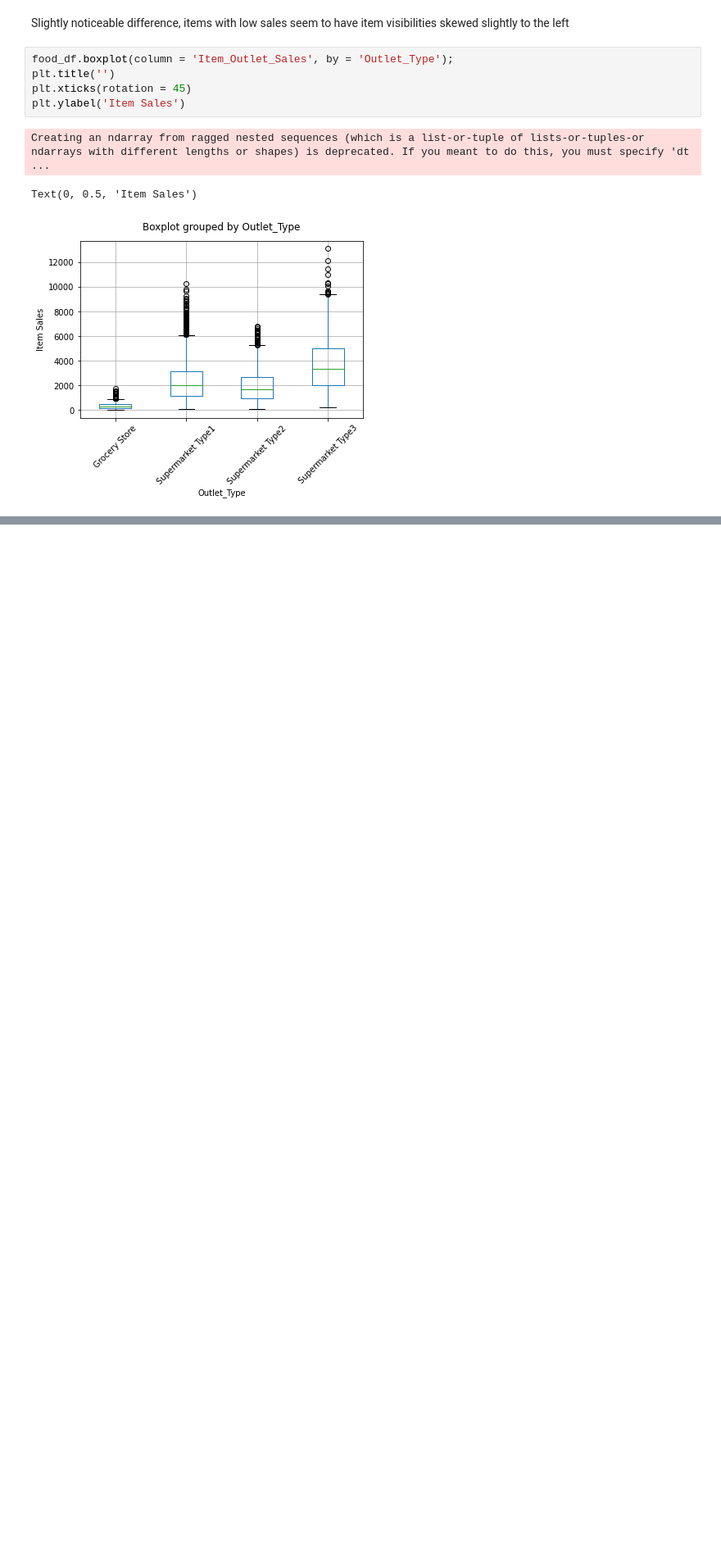
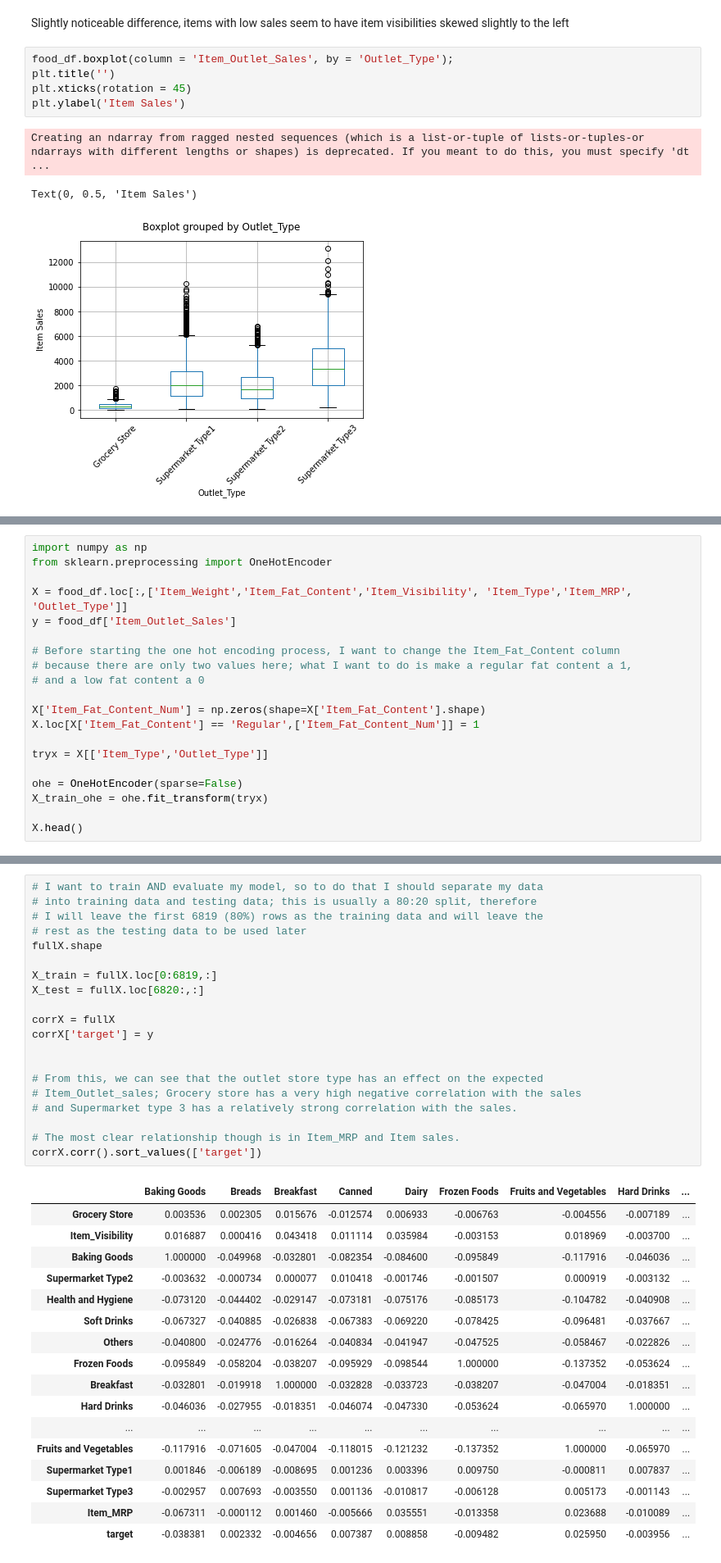
Before and after one commit to antonioalonsocr/food_sales_predictions, a Jupyter notebook: ItemSalesPrediction.ipynb, the cells around one changed output, grey strips where cells are left out. Shown: that part at 82% size. Cells and saved outputs as stored; diff of their text form; blank space fills up the shorter version.

```diff
--- a/ItemSalesPrediction.ipynb
+++ b/ItemSalesPrediction.ipynb
@@ -302,0 +337,20 @@ Text(0, 0.5, 'Item Sales')
+# %%
+import numpy as np
+from sklearn.preprocessing import OneHotEncoder
+
+X = food_df.loc[:,['Item_Weight','Item_Fat_Content','Item_Visibility', 'Item_Type','Item_MRP', 'Outlet_Type']]
+y = food_df['Item_Outlet_Sales']
+
+# Before starting the one hot encoding process, I want to change the Item_Fat_Content column
+# because there are only two values here; what I want to do is make a regular fat content a 1,
+# and a low fat content a 0
+
+X['Item_Fat_Content_Num'] = np.zeros(shape=X['Item_Fat_Content'].shape)
+X.loc[X['Item_Fat_Content'] == 'Regular',['Item_Fat_Content_Num']] = 1
+
+tryx = X[['Item_Type','Outlet_Type']]
+
+ohe = OneHotEncoder(sparse=False)
+X_train_ohe = ohe.fit_transform(tryx)
+
+X.head()
@@ -302,0 +420,38 @@ Text(0, 0.5, 'Item Sales')
+# %%
+# I want to train AND evaluate my model, so to do that I should separate my data
+# into training data and testing data; this is usually a 80:20 split, therefore
+# I will leave the first 6819 (80%) rows as the training data and will leave the
+# rest as the testing data to be used later
+fullX.shape
+
+X_train = fullX.loc[0:6819,:]
+X_test = fullX.loc[6820:,:]
+
+corrX = fullX
+corrX['target'] = y
+
+
+# From this, we can see that the outlet store type has an effect on the expected
+# Item_Outlet_sales; Grocery store has a very high negative correlation with the sales
+# and Supermarket type 3 has a relatively strong correlation with the sales.
+
+# The most clear relationship though is in Item_MRP and Item sales.
+corrX.corr().sort_values(['target'])
+# %% [output]
+|  | Baking Goods | Breads | Breakfast | Canned | Dairy | Frozen Foods | Fruits and Vegetables | Hard Drinks | ... |
+| Grocery Store | 0.003536 | 0.002305 | 0.015676 | -0.012574 | 0.006933 | -0.006763 | -0.004556 | -0.007189 | ... |
+| Item_Visibility | 0.016887 | 0.000416 | 0.043418 | 0.011114 | 0.035984 | -0.003153 | 0.018969 | -0.003700 | ... |
+| Baking Goods | 1.000000 | -0.049968 | -0.032801 | -0.082354 | -0.084600 | -0.095849 | -0.117916 | -0.046036 | ... |
+| Supermarket Type2 | -0.003632 | -0.000734 | 0.000077 | 0.010418 | -0.001746 | -0.001507 | 0.000919 | -0.003132 | ... |
+| Health and Hygiene | -0.073120 | -0.044402 | -0.029147 | -0.073181 | -0.075176 | -0.085173 | -0.104782 | -0.040908 | ... |
+| Soft Drinks | -0.067327 | -0.040885 | -0.026838 | -0.067383 | -0.069220 | -0.078425 | -0.096481 | -0.037667 | ... |
+| Others | -0.040800 | -0.024776 | -0.016264 | -0.040834 | -0.041947 | -0.047525 | -0.058467 | -0.022826 | ... |
+| Frozen Foods | -0.095849 | -0.058204 | -0.038207 | -0.095929 | -0.098544 | 1.000000 | -0.137352 | -0.053624 | ... |
+| Breakfast | -0.032801 | -0.019918 | 1.000000 | -0.032828 | -0.033723 | -0.038207 | -0.047004 | -0.018351 | ... |
+| Hard Drinks | -0.046036 | -0.027955 | -0.018351 | -0.046074 | -0.047330 | -0.053624 | -0.065970 | 1.000000 | ... |
+| ... | ... | ... | ... | ... | ... | ... | ... | ... | ... |
+| Fruits and Vegetables | -0.117916 | -0.071605 | -0.047004 | -0.118015 | -0.121232 | -0.137352 | 1.000000 | -0.065970 | ... |
+| Supermarket Type1 | 0.001846 | -0.006189 | -0.008695 | 0.001236 | 0.003396 | 0.009750 | -0.000811 | 0.007837 | ... |
+| Supermarket Type3 | -0.002957 | 0.007693 | -0.003550 | 0.001136 | -0.010817 | -0.006128 | 0.005173 | -0.001143 | ... |
+| Item_MRP | -0.067311 | -0.000112 | 0.001460 | -0.005666 | 0.035551 | -0.013358 | 0.023688 | -0.010089 | ... |
+| target | -0.038381 | 0.002332 | -0.004656 | 0.007387 | 0.008858 | -0.009482 | 0.025950 | -0.003956 | ... |
```
Also changed, not shown: parts of 22 cells of this notebook.
